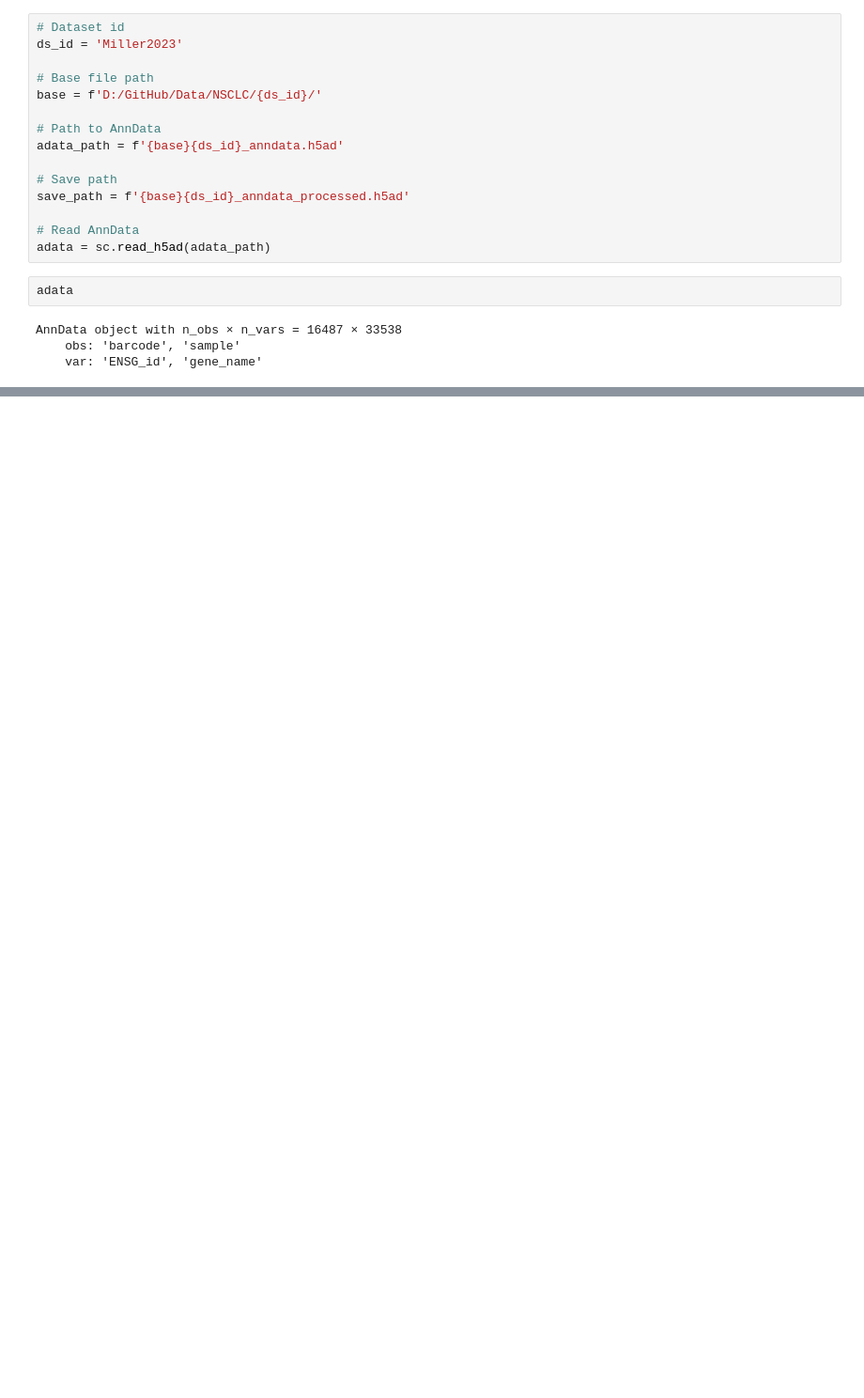
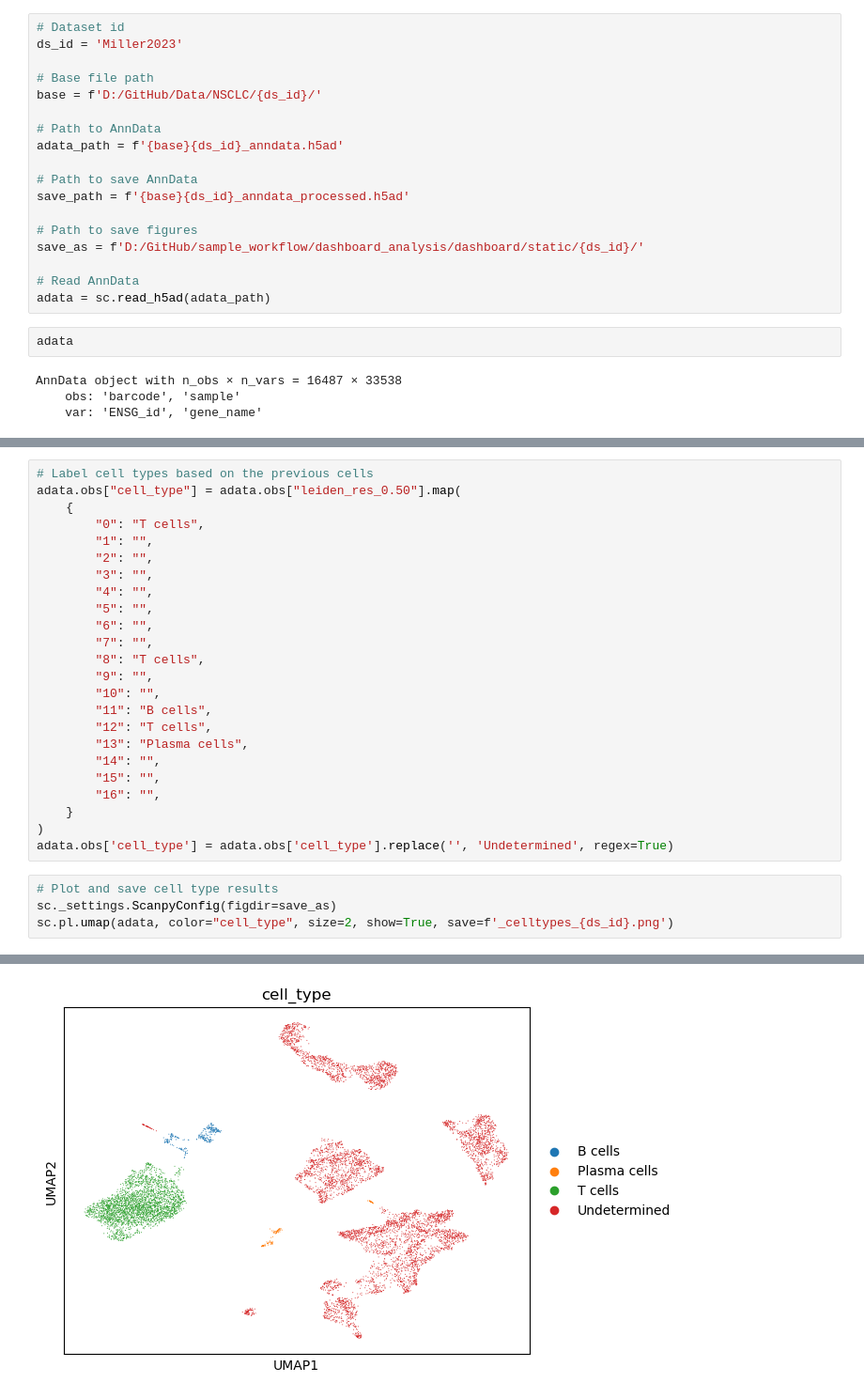
Before and after one commit to jwhitener95/sample_workflow, a Jupyter notebook: process_datasets/process_Miller2023.ipynb, the cells around one changed output, grey strips where cells are left out. Shown at 94% size. Cells and saved outputs as stored; diff of their text form; blank space fills up the shorter version.

```diff
--- a/process_datasets/process_Miller2023.ipynb
+++ b/process_datasets/process_Miller2023.ipynb
@@ -21,8 +22,11 @@ base = f'D:/GitHub/Data/NSCLC/{ds_id}/'
 # Path to AnnData
 adata_path = f'{base}{ds_id}_anndata.h5ad'
 
-# Save path
+# Path to save AnnData
 save_path = f'{base}{ds_id}_anndata_processed.h5ad'
+
+# Path to save figures
+save_as = f'D:/GitHub/sample_workflow/dashboard_analysis/dashboard/static/{ds_id}/'
 
 # Read AnnData
 adata = sc.read_h5ad(adata_path)
@@ -96,0 +76,29 @@ sc.pl.dotplot(adata, marker_genes, groupby="leiden_res_0.02", standard_scale="va
+# %%
+# Label cell types based on the previous cells
+adata.obs["cell_type"] = adata.obs["leiden_res_0.50"].map(
+    {
+        "0": "T cells",
+        "1": "",
+        "2": "",
+        "3": "",
+        "4": "",
+        "5": "",
+        "6": "",
+        "7": "",
+        "8": "T cells",
+        "9": "",
+        "10": "",
+        "11": "B cells",
+        "12": "T cells",
+        "13": "Plasma cells",
+        "14": "",
+        "15": "",
+        "16": "",
+    }
+)
+adata.obs['cell_type'] = adata.obs['cell_type'].replace('', 'Undetermined', regex=True)
+# %%
+# Plot and save cell type results
+sc._settings.ScanpyConfig(figdir=save_as)
+sc.pl.umap(adata, color="cell_type", size=2, show=True, save=f'_celltypes_{ds_id}.png')
+# %% [output]
@@ -97,3 +106,4 @@ sc.pl.dotplot(adata, marker_genes, groupby="leiden_res_0.02", standard_scale="va
+[figure, added]
 # %%
 # Save AnnData
 adata.write(save_path)
```
Also changed, not shown: parts of 8 cells of this notebook, 10 other files.
